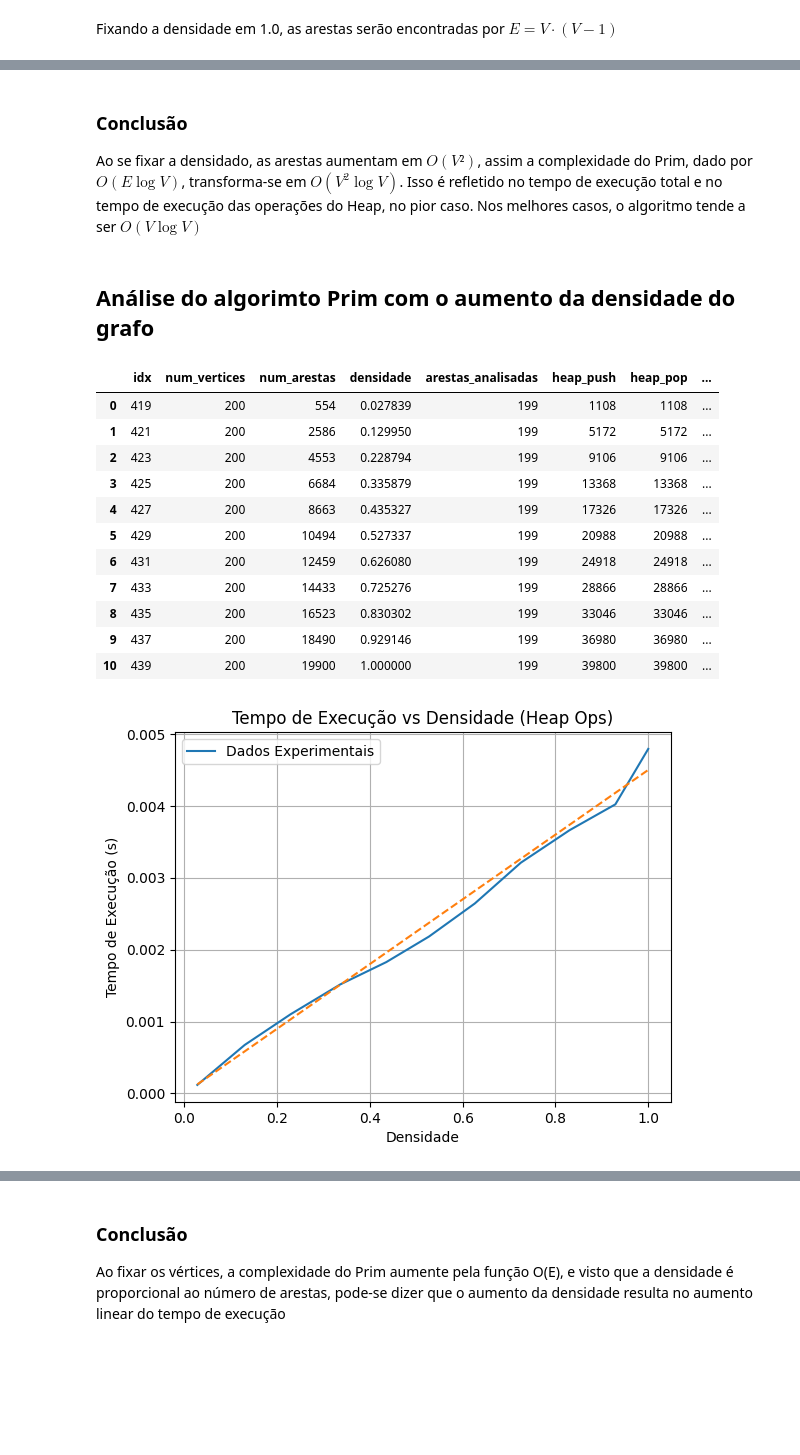
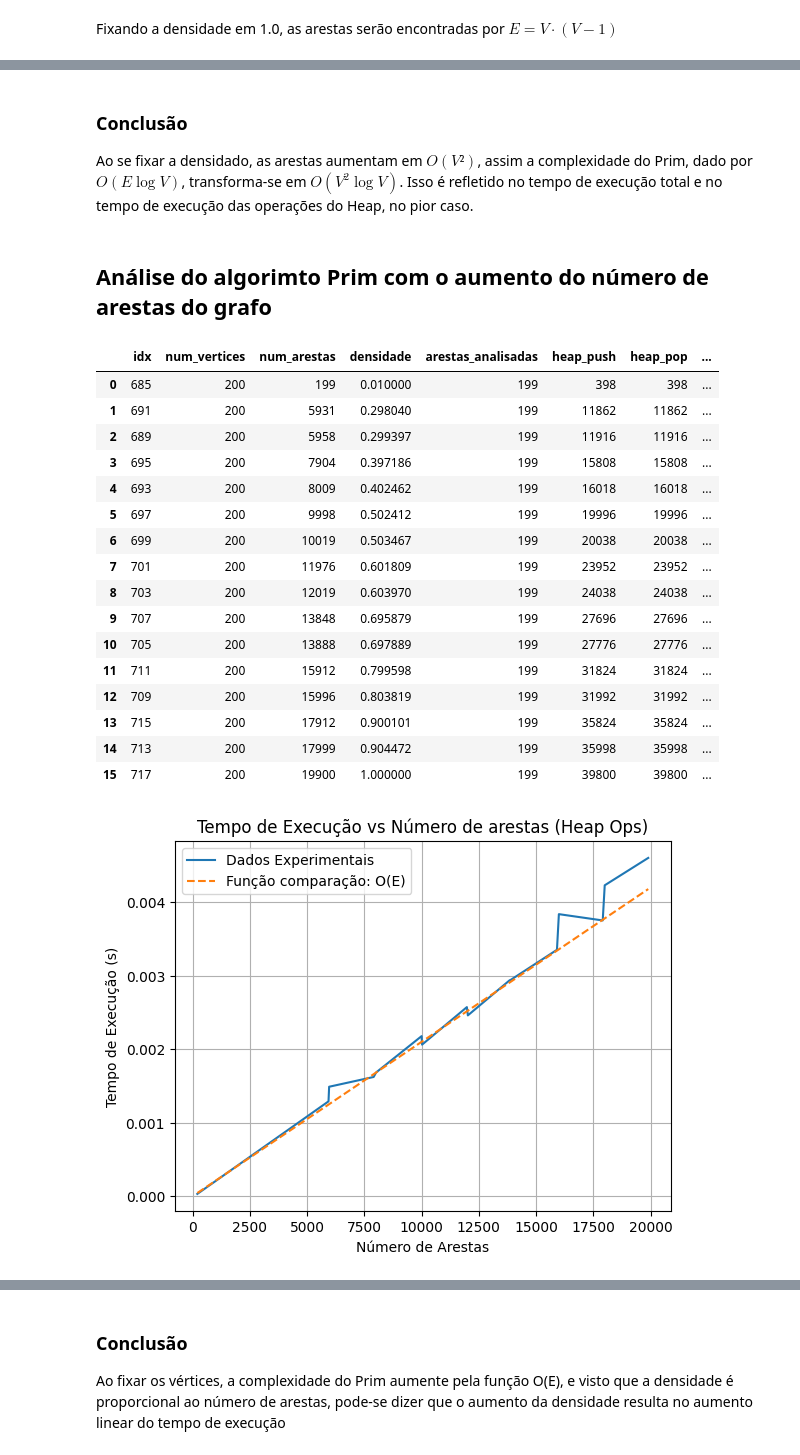
Before and after one commit to reali-705/cc-ufpa, a Jupyter notebook: atividade_2/dashboard.ipynb, the cells around one changed output, grey strips where cells are left out. Saved outputs shown, nothing was run; the diff lists cells and outputs as text; code cells hidden in the pictures; blank space fills up the shorter version.

```diff
--- a/atividade_2/dashboard.ipynb
+++ b/atividade_2/dashboard.ipynb
@@ -194,39 +208,46 @@ plotar(
 # %% [markdown]
 ### Conclusão
-Ao se fixar a densidado, as arestas aumentam em $O(V²)$, assim a complexidade do Prim, dado por $O(E \log{V})$, transforma-se em $O(V^2 \log{V})$. Isso é refletido no tempo de execução total e no tempo de execução das operações do Heap, no pior caso. Nos melhores casos, o algoritmo tende a ser $O(V \log{V})$
+Ao se fixar a densidado, as arestas aumentam em $O(V²)$, assim a complexidade do Prim, dado por $O(E \log{V})$, transforma-se em $O(V^2 \log{V})$. Isso é refletido no tempo de execução total e no tempo de execução das operações do Heap, no pior caso.
 # %% [markdown]
-## Análise do algorimto Prim com o aumento da densidade do grafo
+## Análise do algorimto Prim com o aumento do número de arestas do grafo
 # %%
-df_prim_densidade = df_prim.sort_values(by="densidade")
-maior_num_vertice = df_prim_densidade["num_vertices"].max()
-df_prim_densidade = df_prim_densidade[df_prim_densidade["num_vertices"] == maior_num_vertice]
-df_prim_densidade.reset_index(drop=True, inplace=True)
-df_prim_densidade
+df_prim_arestas = df_prim.sort_values(by="densidade")
+maior_num_vertice = df_prim_arestas["num_vertices"].max()
+df_prim_arestas = df_prim_arestas[df_prim_arestas["num_vertices"] == maior_num_vertice]
+df_prim_arestas.drop_duplicates(subset="densidade", keep="first", inplace=True)
+df_prim_arestas.reset_index(drop=True, inplace=True)
+df_prim_arestas
 # %% [output]
 |  | idx | num_vertices | num_arestas | densidade | arestas_analisadas | heap_push | heap_pop | ... |
-| 0 | 419 | 200 | 554 | 0.027839 | 199 | 1108 | 1108 | ... |
-| 1 | 421 | 200 | 2586 | 0.129950 | 199 | 5172 | 5172 | ... |
-| 2 | 423 | 200 | 4553 | 0.228794 | 199 | 9106 | 9106 | ... |
-| 3 | 425 | 200 | 6684 | 0.335879 | 199 | 13368 | 13368 | ... |
-| 4 | 427 | 200 | 8663 | 0.435327 | 199 | 17326 | 17326 | ... |
-| 5 | 429 | 200 | 10494 | 0.527337 | 199 | 20988 | 20988 | ... |
-| 6 | 431 | 200 | 12459 | 0.626080 | 199 | 24918 | 24918 | ... |
-| 7 | 433 | 200 | 14433 | 0.725276 | 199 | 28866 | 28866 | ... |
-| 8 | 435 | 200 | 16523 | 0.830302 | 199 | 33046 | 33046 | ... |
-| 9 | 437 | 200 | 18490 | 0.929146 | 199 | 36980 | 36980 | ... |
-| 10 | 439 | 200 | 19900 | 1.000000 | 199 | 39800 | 39800 | ... |
+| 0 | 685 | 200 | 199 | 0.010000 | 199 | 398 | 398 | ... |
+| 1 | 691 | 200 | 5931 | 0.298040 | 199 | 11862 | 11862 | ... |
+| 2 | 689 | 200 | 5958 | 0.299397 | 199 | 11916 | 11916 | ... |
+| 3 | 695 | 200 | 7904 | 0.397186 | 199 | 15808 | 15808 | ... |
+| 4 | 693 | 200 | 8009 | 0.402462 | 199 | 16018 | 16018 | ... |
+| 5 | 697 | 200 | 9998 | 0.502412 | 199 | 19996 | 19996 | ... |
+| 6 | 699 | 200 | 10019 | 0.503467 | 199 | 20038 | 20038 | ... |
+| 7 | 701 | 200 | 11976 | 0.601809 | 199 | 23952 | 23952 | ... |
+| 8 | 703 | 200 | 12019 | 0.603970 | 199 | 24038 | 24038 | ... |
+| 9 | 707 | 200 | 13848 | 0.695879 | 199 | 27696 | 27696 | ... |
+| 10 | 705 | 200 | 13888 | 0.697889 | 199 | 27776 | 27776 | ... |
+| 11 | 711 | 200 | 15912 | 0.799598 | 199 | 31824 | 31824 | ... |
+| 12 | 709 | 200 | 15996 | 0.803819 | 199 | 31992 | 31992 | ... |
+| 13 | 715 | 200 | 17912 | 0.900101 | 199 | 35824 | 35824 | ... |
+| 14 | 713 | 200 | 17999 | 0.904472 | 199 | 35998 | 35998 | ... |
+| 15 | 717 | 200 | 19900 | 1.000000 | 199 | 39800 | 39800 | ... |
 # %%
 plotar(
-    df_prim_densidade,
-    linha=df_prim_densidade.shape[0] - 1,
-    coluna1="densidade",
+    df_prim_arestas,
+    linha=df_prim_arestas.shape[0] - 1,
+    coluna1="num_arestas",
     coluna2="tempo_execucao_heap_ops",
-    titulo="Tempo de Execução vs Densidade (Heap Ops)",
-    xlabel="Densidade",
+    titulo="Tempo de Execução vs Número de arestas (Heap Ops)",
+    xlabel="Número de Arestas",
     ylabel="Tempo de Execução (s)",
-    funcao_comparacao= lambda x : 0.0045 * x
+    funcao_comparacao= lambda x : 21e-8 * x,
+    tlabel="Função comparação: O(E)"
 )
 # %% [output]
-[figure, old version]
+[figure, new version]
 # %%
 plotar(
```
Also changed, not shown: parts of 72 cells of this notebook, 2 other files.
